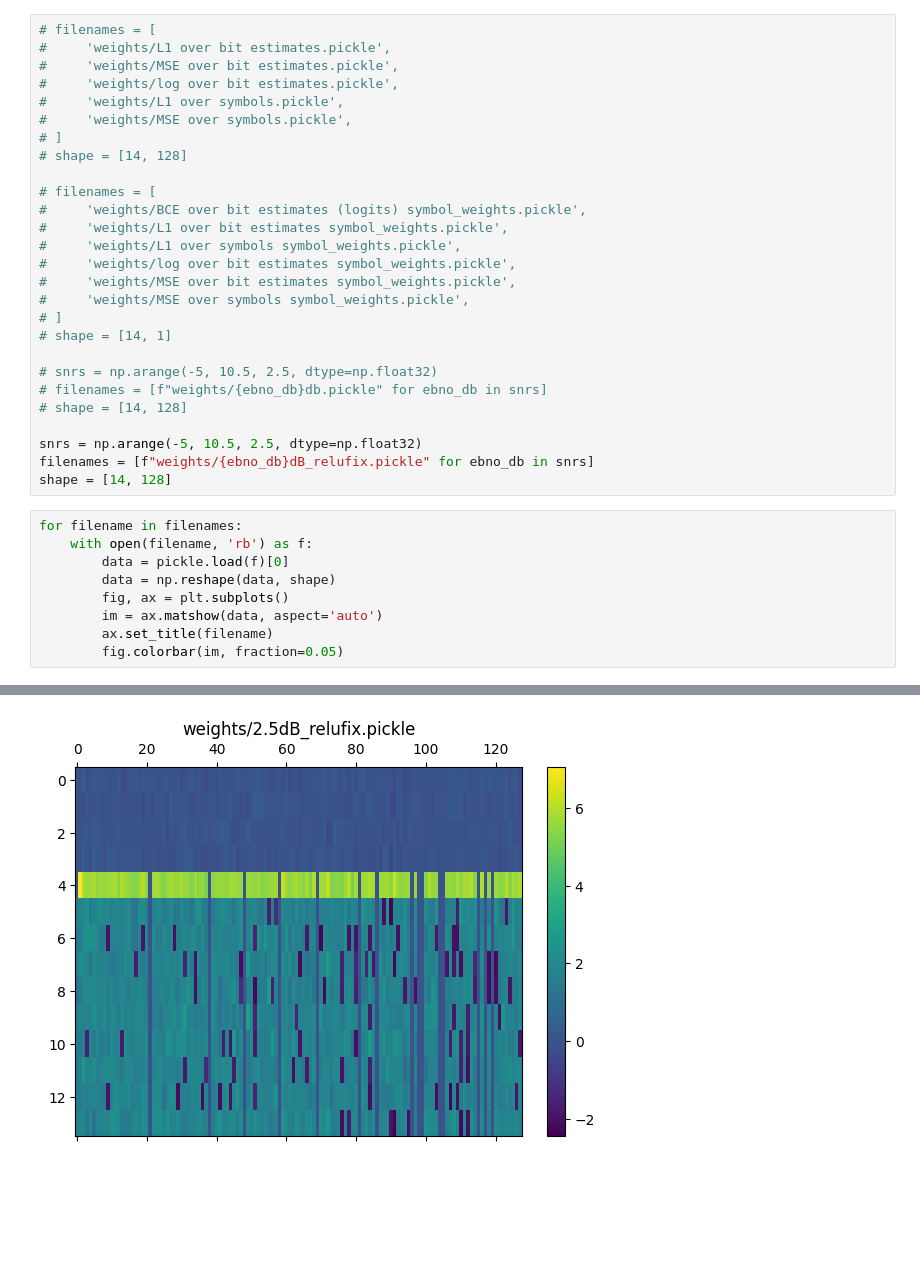
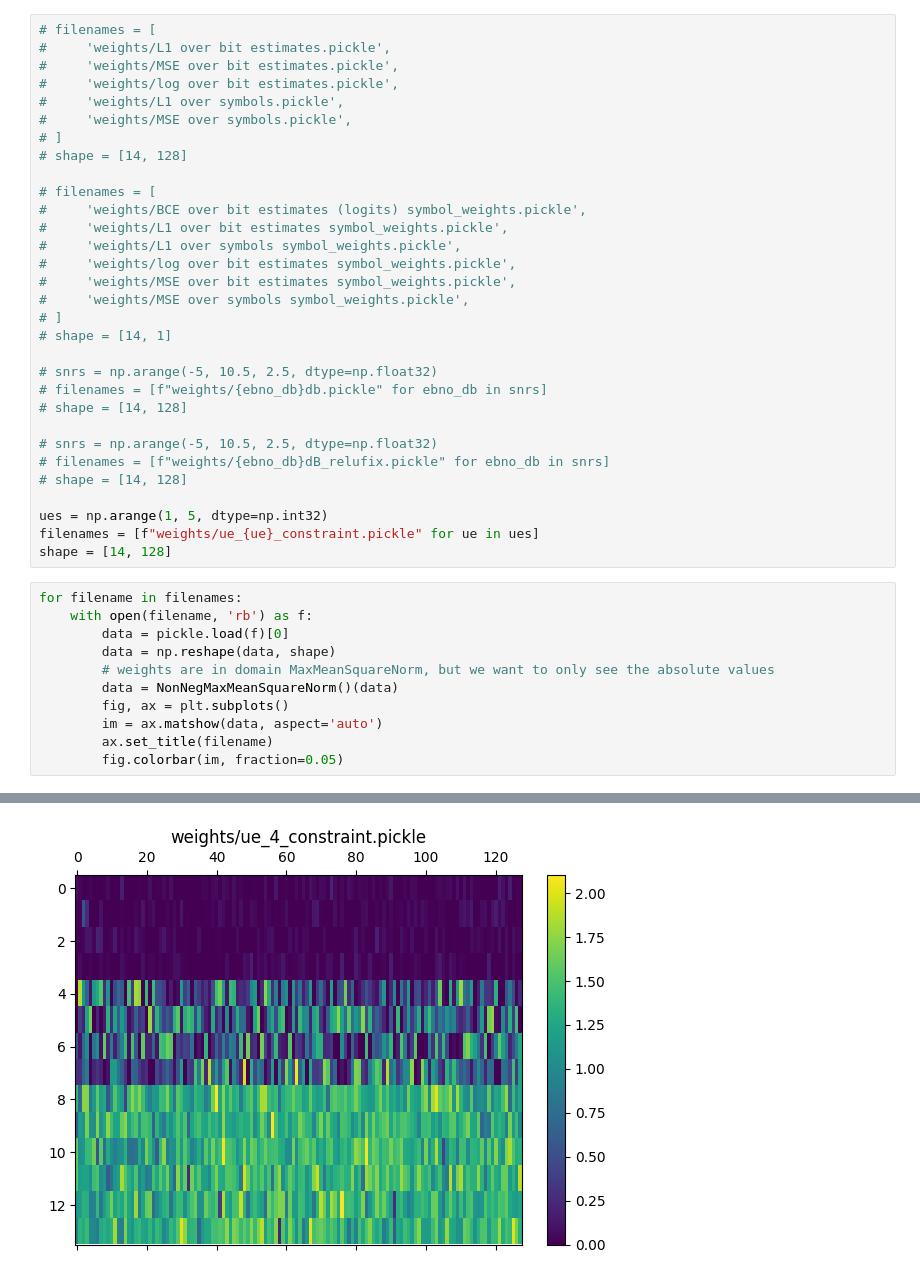
Before and after one commit to IIP-Group/pyjama, a Jupyter notebook: simulations/show_weights.ipynb, the cells around one changed output, grey strips where cells are left out. Cells and saved outputs as stored; diff of their text form; blank space fills up the shorter version.

```diff
--- a/simulations/show_weights.ipynb
+++ b/simulations/show_weights.ipynb
@@ -32,14 +32,20 @@ To enable the following instructions: AVX2 AVX512F AVX512_VNNI AVX512_BF16 FMA,
 # filenames = [f"weights/{ebno_db}db.pickle" for ebno_db in snrs]
 # shape = [14, 128]
 
-snrs = np.arange(-5, 10.5, 2.5, dtype=np.float32)
-filenames = [f"weights/{ebno_db}dB_relufix.pickle" for ebno_db in snrs]
+# snrs = np.arange(-5, 10.5, 2.5, dtype=np.float32)
+# filenames = [f"weights/{ebno_db}dB_relufix.pickle" for ebno_db in snrs]
+# shape = [14, 128]
+
+ues = np.arange(1, 5, dtype=np.int32)
+filenames = [f"weights/ue_{ue}_constraint.pickle" for ue in ues]
 shape = [14, 128]
 # %%
 for filename in filenames:
     with open(filename, 'rb') as f:
         data = pickle.load(f)[0]
         data = np.reshape(data, shape)
+        # weights are in domain MaxMeanSquareNorm, but we want to only see the absolute values
+        data = NonNegMaxMeanSquareNorm()(data)
         fig, ax = plt.subplots()
         im = ax.matshow(data, aspect='auto')
         ax.set_title(filename)
@@ -51 +57 @@ for filename in filenames:
-[figure, old version]
+[figure, new version]
```
Also changed, not shown: parts of 2 cells of this notebook, 5 other files.
